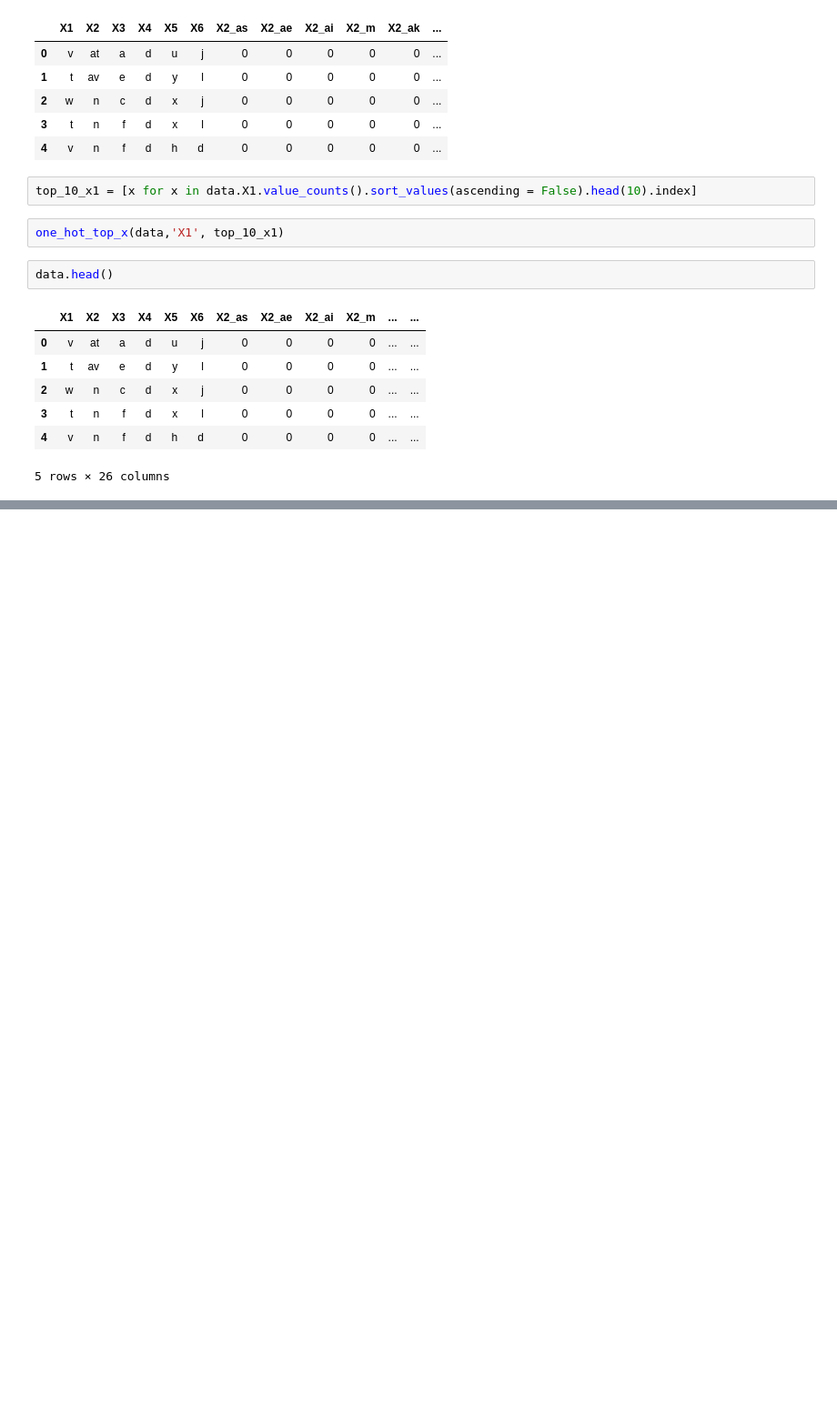
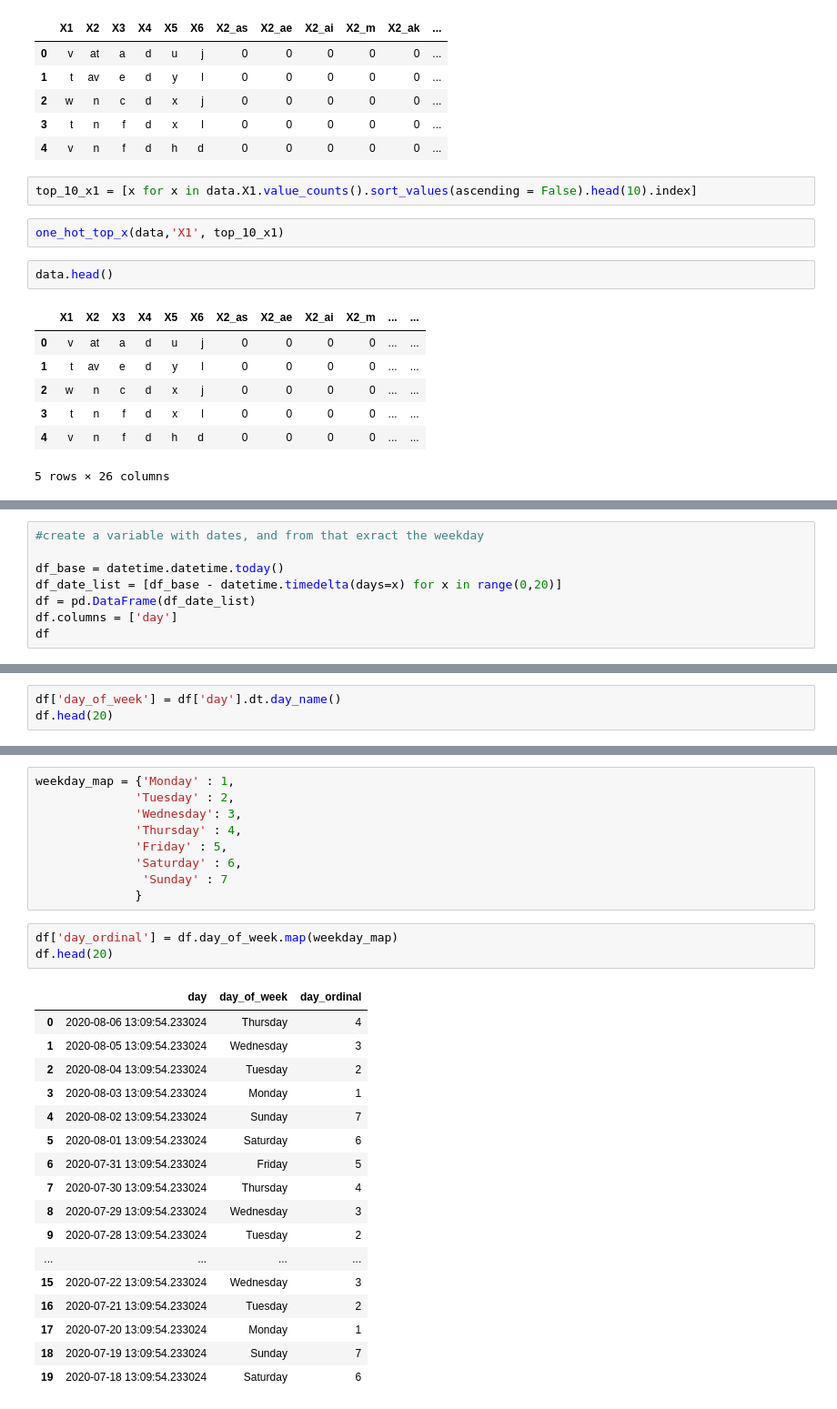
Before and after one commit to pradeap/Feature_Engineering, a Jupyter notebook: One_Hot_Encoding.ipynb, the cells around one changed output, grey strips where cells are left out. Shown at 91% size. Drawn from its saved outputs; the diff is of its cells as text; blank space fills up the shorter version.

```diff
--- a/One_Hot_Encoding.ipynb
+++ b/One_Hot_Encoding.ipynb
@@ -139,0 +245,8 @@ data.head()
+# %%
+#create a variable with dates, and from that exract the weekday
+
+df_base = datetime.datetime.today()
+df_date_list = [df_base - datetime.timedelta(days=x) for x in range(0,20)]
+df = pd.DataFrame(df_date_list)
+df.columns = ['day']
+df
@@ -139,0 +271,3 @@ data.head()
+# %%
+df['day_of_week'] = df['day'].dt.day_name()
+df.head(20)
@@ -139,0 +292,30 @@ data.head()
+# %%
+weekday_map = {'Monday' : 1,
+              'Tuesday' : 2,
+              'Wednesday': 3,
+              'Thursday' : 4,
+              'Friday' : 5,
+              'Saturday' : 6,
+               'Sunday' : 7
+              }
+# %%
+df['day_ordinal'] = df.day_of_week.map(weekday_map)
+df.head(20)
+# %% [output]
+|  | day | day_of_week | day_ordinal |
+| 0 | 2020-08-06 13:09:54.233024 | Thursday | 4 |
+| 1 | 2020-08-05 13:09:54.233024 | Wednesday | 3 |
+| 2 | 2020-08-04 13:09:54.233024 | Tuesday | 2 |
+| 3 | 2020-08-03 13:09:54.233024 | Monday | 1 |
+| 4 | 2020-08-02 13:09:54.233024 | Sunday | 7 |
+| 5 | 2020-08-01 13:09:54.233024 | Saturday | 6 |
+| 6 | 2020-07-31 13:09:54.233024 | Friday | 5 |
+| 7 | 2020-07-30 13:09:54.233024 | Thursday | 4 |
+| 8 | 2020-07-29 13:09:54.233024 | Wednesday | 3 |
+| 9 | 2020-07-28 13:09:54.233024 | Tuesday | 2 |
+| ... | ... | ... | ... |
+| 15 | 2020-07-22 13:09:54.233024 | Wednesday | 3 |
+| 16 | 2020-07-21 13:09:54.233024 | Tuesday | 2 |
+| 17 | 2020-07-20 13:09:54.233024 | Monday | 1 |
+| 18 | 2020-07-19 13:09:54.233024 | Sunday | 7 |
+| 19 | 2020-07-18 13:09:54.233024 | Saturday | 6 |
```
Also changed, not shown: parts of 18 cells of this notebook, 3 other files.
